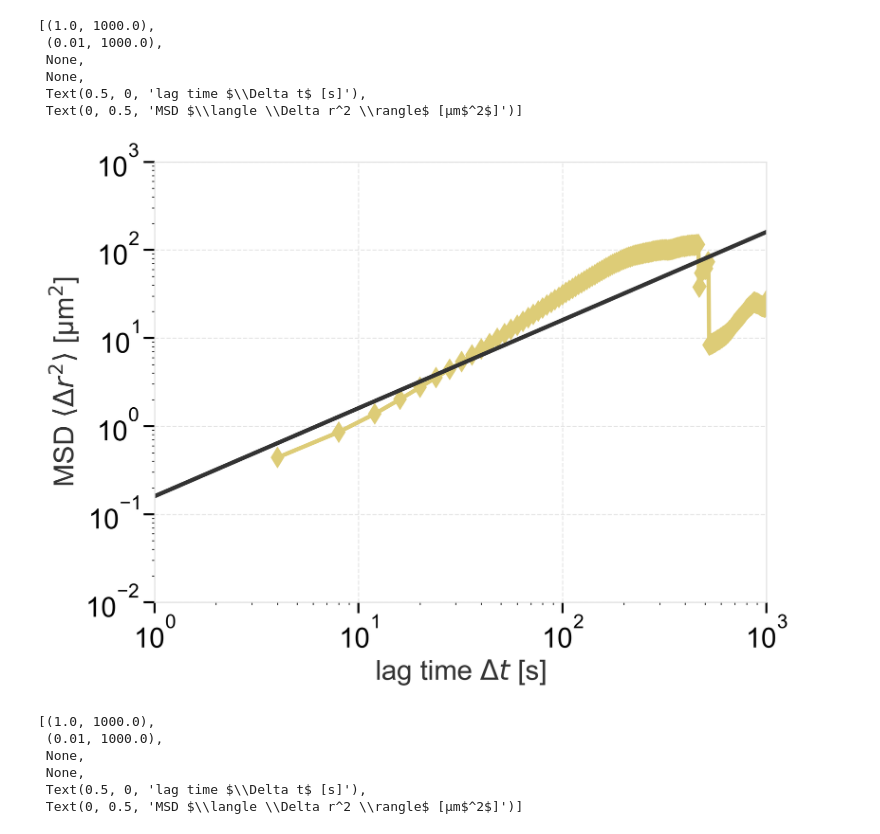
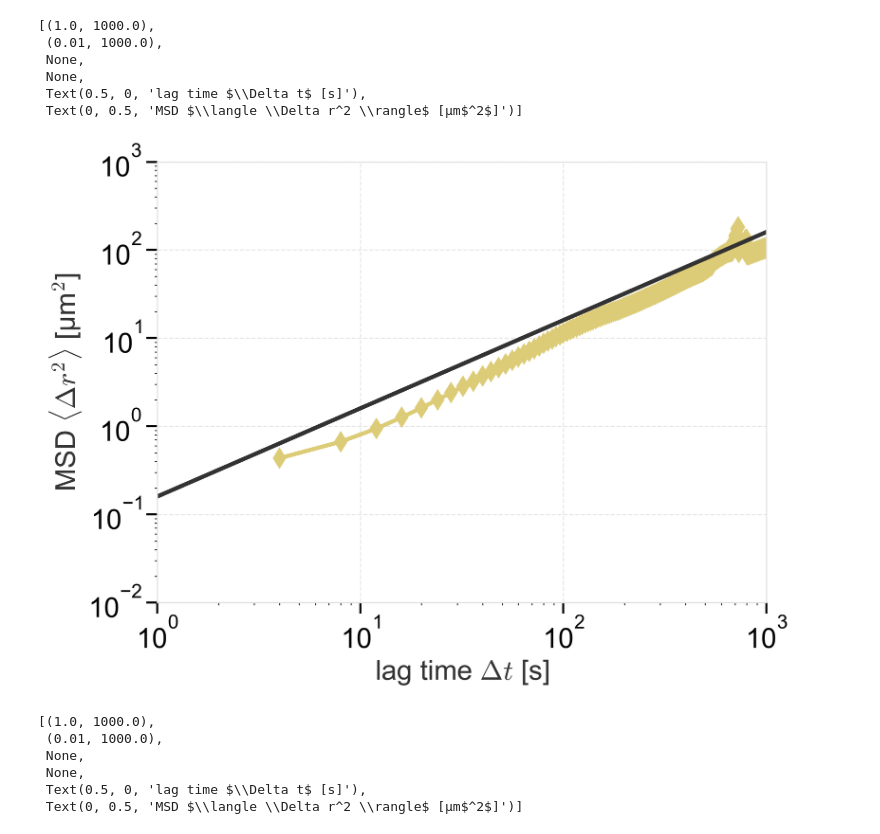
Before and after one commit to wppppupr/MTCargo_analysis, a Jupyter notebook: notebooks/nematicMSD.ipynb, the cells around one changed output. Drawn from its saved outputs; the diff is of its cells as text; code cells hidden in the pictures.

```diff
--- a/notebooks/nematicMSD.ipynb
+++ b/notebooks/nematicMSD.ipynb
@@ -221,39 +221,39 @@ ax.set(
 # %%
-msd5um = concatMSD(mypass / "beads5um", [4, 4, 4])
+msd5um = concatMSD(mypass / "beads5um", [4, 4, 4, 4])
 emsd_5um, err_5um, N_5um = calc_MSD(msd5um)
 R=5
 
 scale = 0.11
 
 alpha = 1
 marker_size = 10
 
 min_t = 60
 max_t = 200
 
 D=0.2/R
 x_range = np.linspace(1, 1e3, 1000)
 
 fig, ax = plt.subplots()
 ax.plot(emsd_5um.index, emsd_5um, marker='d', label=f'5 \u03bcm', alpha = alpha, markersize = marker_size, color=style_colors[2])
 ax.plot(x_range, 4*D*x_range, color="#333333")
 
 ax.set(
         xlim=(1e-0, 1000),
         ylim=(1e-2, 1e3),
         xscale='log',
         yscale='log',
         xlabel='lag time $\Delta t$ [s]',
         ylabel='MSD $\\langle \\Delta r^2 \\rangle$ [\u03bcm$^2$]'
         )
 # %% [output]
 [(1.0, 1000.0),
  (0.01, 1000.0),
  None,
  None,
  Text(0.5, 0, 'lag time $\\Delta t$ [s]'),
  Text(0, 0.5, 'MSD $\\langle \\Delta r^2 \\rangle$ [μm$^2$]')]
-[figure, old version]
+[figure, new version]
 # %%
 msd7um = concatMSD(mypass / "beads7um", [4, 4, 4])
 emsd_7um, err_7um, N_7um = calc_MSD(msd7um)
```
Also changed, not shown: parts of 2 cells of this notebook, 2 other files.
